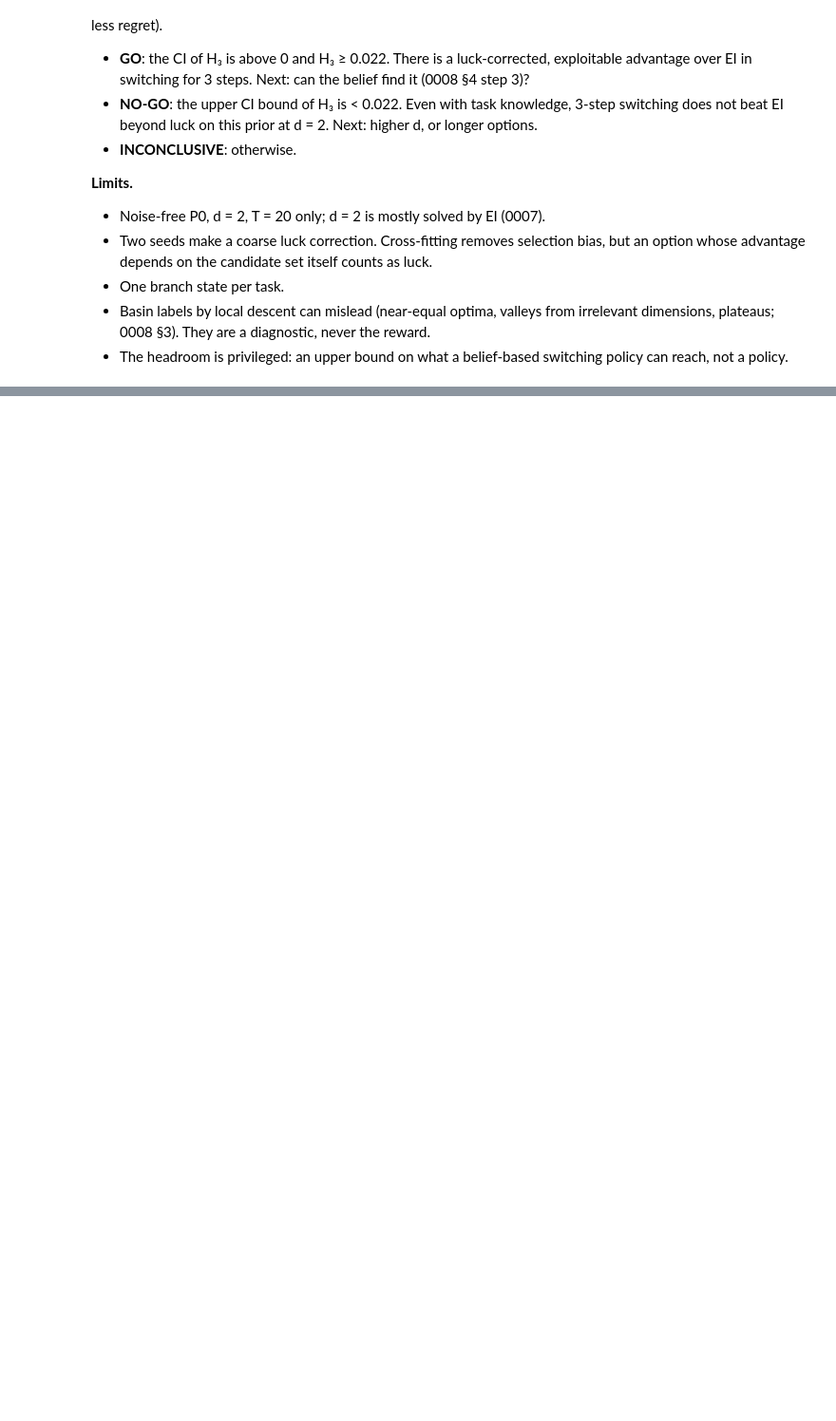
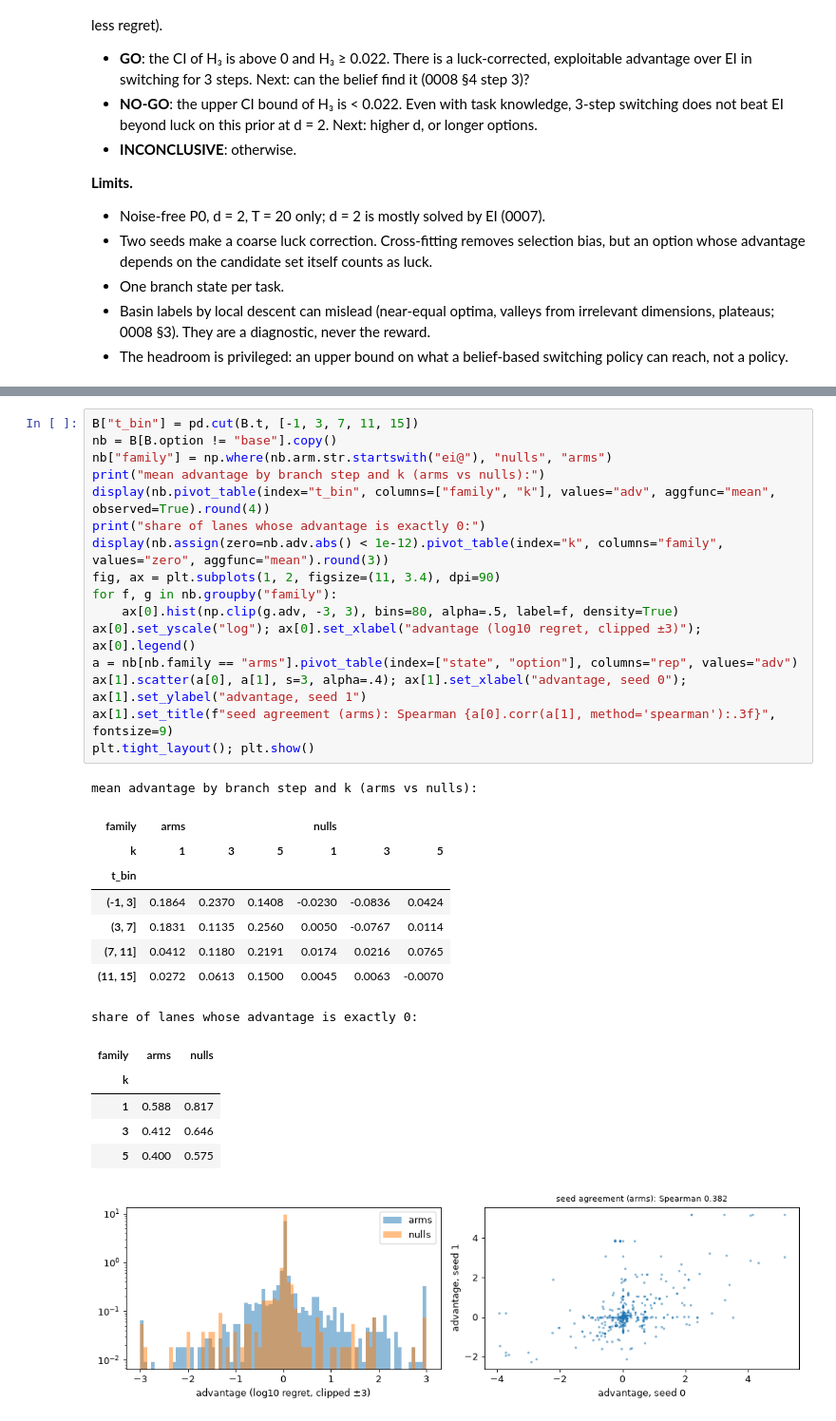
Before and after one commit to timruhkopf/anytime-acquisition, a Jupyter notebook: notebooks/12_2026-11-12_option_headroom.ipynb, the cells around one changed output, grey strips where cells are left out. Shown at 95% size. Cells and saved outputs as stored; diff of their text form; blank space fills up the shorter version.

```diff
--- a/notebooks/12_2026-11-12_option_headroom.ipynb
+++ b/notebooks/12_2026-11-12_option_headroom.ipynb
@@ -84,0 +263,32 @@ The GO / NO-GO criterion from the description, evaluated, in one line. Record it
+# %%
+B["t_bin"] = pd.cut(B.t, [-1, 3, 7, 11, 15])
+nb = B[B.option != "base"].copy()
+nb["family"] = np.where(nb.arm.str.startswith("ei@"), "nulls", "arms")
+print("mean advantage by branch step and k (arms vs nulls):")
+display(nb.pivot_table(index="t_bin", columns=["family", "k"], values="adv", aggfunc="mean", observed=True).round(4))
+print("share of lanes whose advantage is exactly 0:")
+display(nb.assign(zero=nb.adv.abs() < 1e-12).pivot_table(index="k", columns="family", values="zero", aggfunc="mean").round(3))
+fig, ax = plt.subplots(1, 2, figsize=(11, 3.4), dpi=90)
+for f, g in nb.groupby("family"):
+    ax[0].hist(np.clip(g.adv, -3, 3), bins=80, alpha=.5, label=f, density=True)
+ax[0].set_yscale("log"); ax[0].set_xlabel("advantage (log10 regret, clipped ±3)"); ax[0].legend()
+a = nb[nb.family == "arms"].pivot_table(index=["state", "option"], columns="rep", values="adv")
+ax[1].scatter(a[0], a[1], s=3, alpha=.4); ax[1].set_xlabel("advantage, seed 0"); ax[1].set_ylabel("advantage, seed 1")
+ax[1].set_title(f"seed agreement (arms): Spearman {a[0].corr(a[1], method='spearman'):.3f}", fontsize=9)
+plt.tight_layout(); plt.show()
+# %% [output]
+mean advantage by branch step and k (arms vs nulls):
+| family | arms |  |  | nulls |  |  |
+| k | 1 | 3 | 5 | 1 | 3 | 5 |
+| t_bin |  |  |  |  |  |  |
+| (-1, 3] | 0.1864 | 0.2370 | 0.1408 | -0.0230 | -0.0836 | 0.0424 |
+| (3, 7] | 0.1831 | 0.1135 | 0.2560 | 0.0050 | -0.0767 | 0.0114 |
+| (7, 11] | 0.0412 | 0.1180 | 0.2191 | 0.0174 | 0.0216 | 0.0765 |
+| (11, 15] | 0.0272 | 0.0613 | 0.1500 | 0.0045 | 0.0063 | -0.0070 |
+share of lanes whose advantage is exactly 0:
+| family | arms | nulls |
+| k |  |  |
+| 1 | 0.588 | 0.817 |
+| 3 | 0.412 | 0.646 |
+| 5 | 0.400 | 0.575 |
+[figure, added]
```
Also changed, not shown: parts of 11 cells of this notebook, 16 other files.
